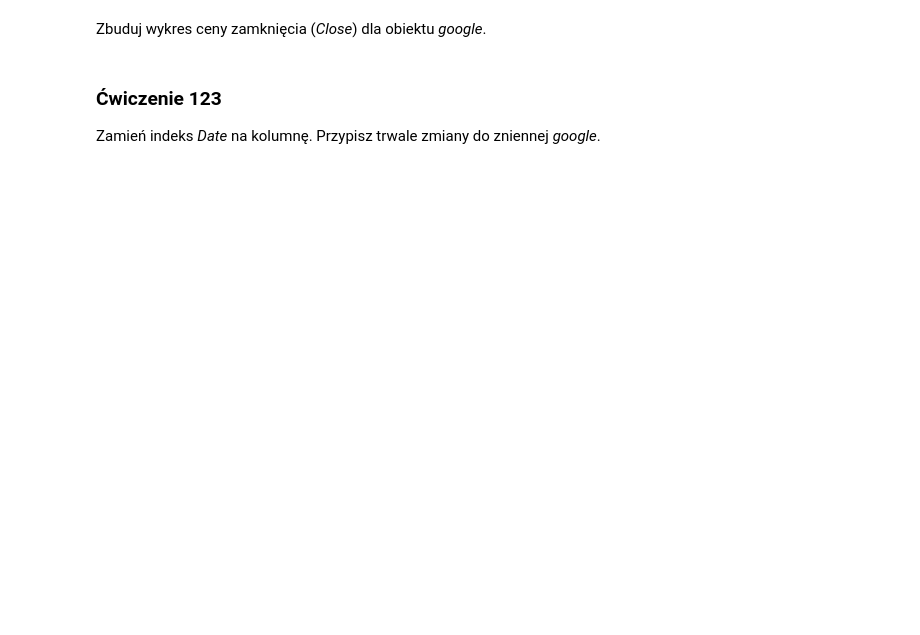
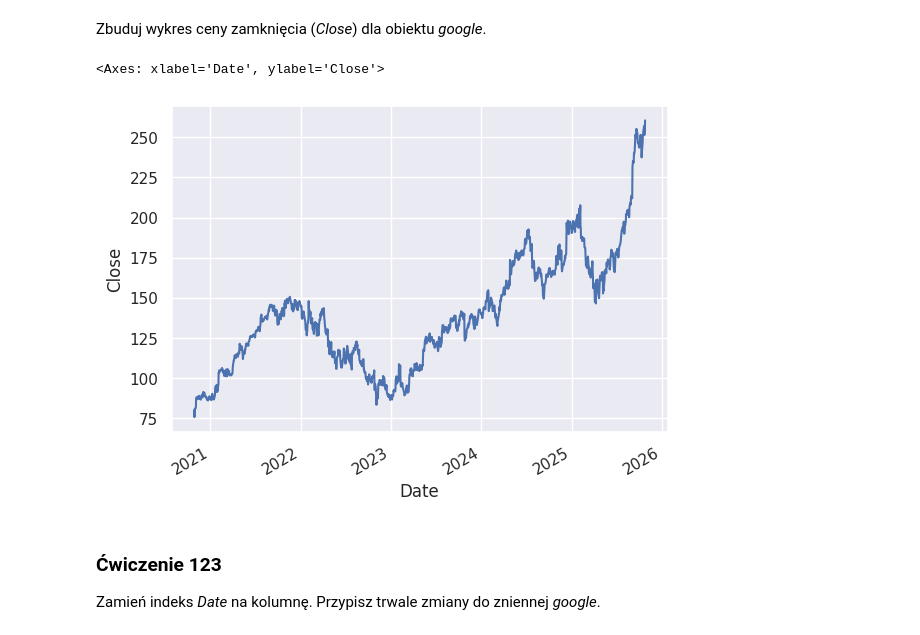
Before and after one commit to Krzesimir13/Data-Science, a Jupyter notebook: 121_130_exercises.ipynb, the cells around one changed output. Drawn from its saved outputs; the diff is of its cells as text; code cells hidden in the pictures; blank space fills up the shorter version.

```diff
--- a/121_130_exercises.ipynb
+++ b/121_130_exercises.ipynb
@@ -48,0 +49,4 @@ Wykorzystując funkcję _fetch_financial_data()_ pobierz notowania dla spółki
+# %%
+google_raw = fetch_financial_data('GOOG')
+google = google_raw.copy()
+google
@@ -76,3 +126,8 @@ Zbuduj wykres ceny zamknięcia (_Close_) dla obiektu _google_.
+# %%
+google['Close'].plot(ylabel='Close')
+# %% [output]
+<Axes: xlabel='Date', ylabel='Close'>
+[figure, added]
 # %% [markdown]
 ### <a name='3'></a> Ćwiczenie 123
 Zamień indeks _Date_ na kolumnę. Przypisz trwale zmiany do zniennej _google_.
```
Also changed, not shown: parts of 37 cells of this notebook.
